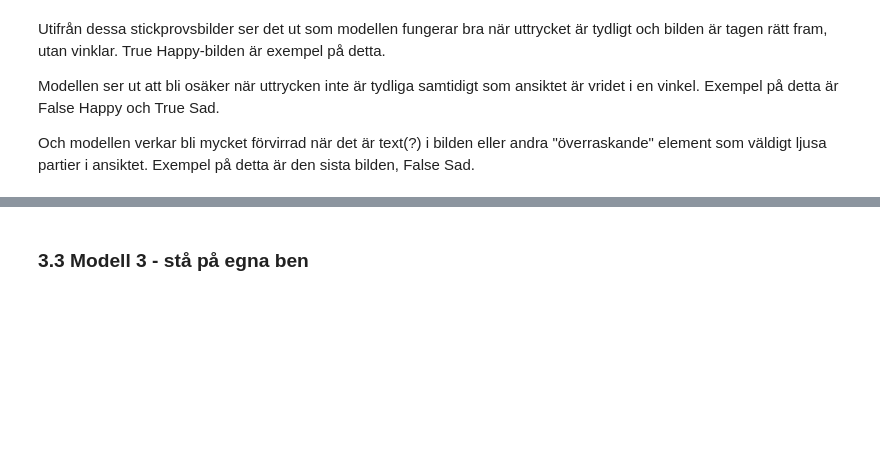
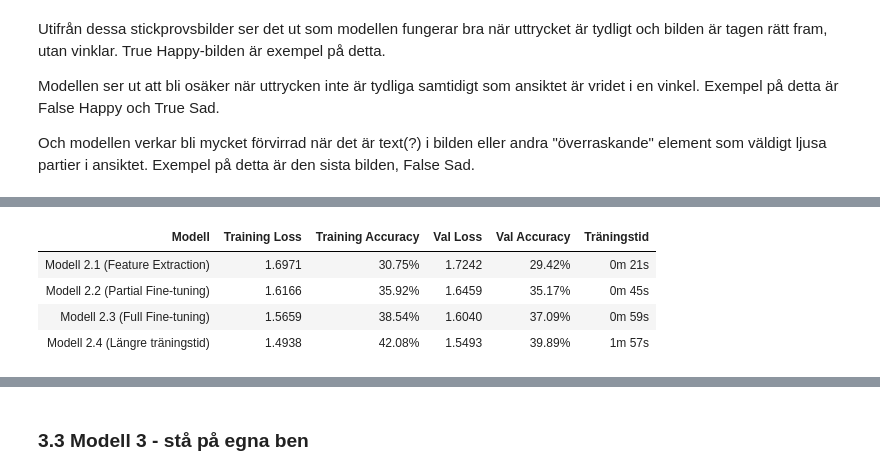
Before and after one commit to josefinoleryd/facial-expression-cnn, a Jupyter notebook: model-experiments-and-report.ipynb, the cells around one changed output, grey strips where cells are left out. Saved outputs shown, nothing was run; the diff lists cells and outputs as text; code cells hidden in the pictures; blank space fills up the shorter version.

```diff
--- a/model-experiments-and-report.ipynb
+++ b/model-experiments-and-report.ipynb
@@ -1341,30 +1603,44 @@ table_data_m2 = [
         "Val Accuracy": history_2_1.history["val_accuracy"][-1],
         "Träningstid": format_time(training_time_2_1)
     },
     {
         "Modell": "Modell 2.2 (Partial Fine-tuning)",
         "Training Loss": history_2_2.history["loss"][-1],
         "Training Accuracy": history_2_2.history["accuracy"][-1],
         "Val Loss": history_2_2.history["val_loss"][-1],
         "Val Accuracy": history_2_2.history["val_accuracy"][-1],
         "Träningstid": format_time(training_time_2_2)
     },
     {
         "Modell": "Modell 2.3 (Full Fine-tuning)",
         "Training Loss": history_2_3.history["loss"][-1],
         "Training Accuracy": history_2_3.history["accuracy"][-1],
         "Val Loss": history_2_3.history["val_loss"][-1],
         "Val Accuracy": history_2_3.history["val_accuracy"][-1],
         "Träningstid": format_time(training_time_2_3)
+    },
+     {
+        "Modell": "Modell 2.4 (Längre träningstid)",
+        "Training Loss": history_2_4.history["loss"][-1],
+        "Training Accuracy": history_2_4.history["accuracy"][-1],
+        "Val Loss": history_2_4.history["val_loss"][-1],
+        "Val Accuracy": history_2_4.history["val_accuracy"][-1],
+        "Träningstid": format_time(training_time_2_4)
     }
 ]
 
 # Skapa en DataFrame
 summary_m2_df = pd.DataFrame(table_data_m2)
 
 summary_m2_df.style.format({
     "Training Loss": "{:.4f}",
     "Val Loss": "{:.4f}",
     "Training Accuracy": "{:.2%}",
     "Val Accuracy": "{:.2%}"
 }).hide(axis="index")
+# %% [output]
+| Modell | Training Loss | Training Accuracy | Val Loss | Val Accuracy | Träningstid |
+| Modell 2.1 (Feature Extraction) | 1.6971 | 30.75% | 1.7242 | 29.42% | 0m 21s |
+| Modell 2.2 (Partial Fine-tuning) | 1.6166 | 35.92% | 1.6459 | 35.17% | 0m 45s |
+| Modell 2.3 (Full Fine-tuning) | 1.5659 | 38.54% | 1.6040 | 37.09% | 0m 59s |
+| Modell 2.4 (Längre träningstid) | 1.4938 | 42.08% | 1.5493 | 39.89% | 1m 57s |
```
Also changed, not shown: parts of 26 cells of this notebook.
